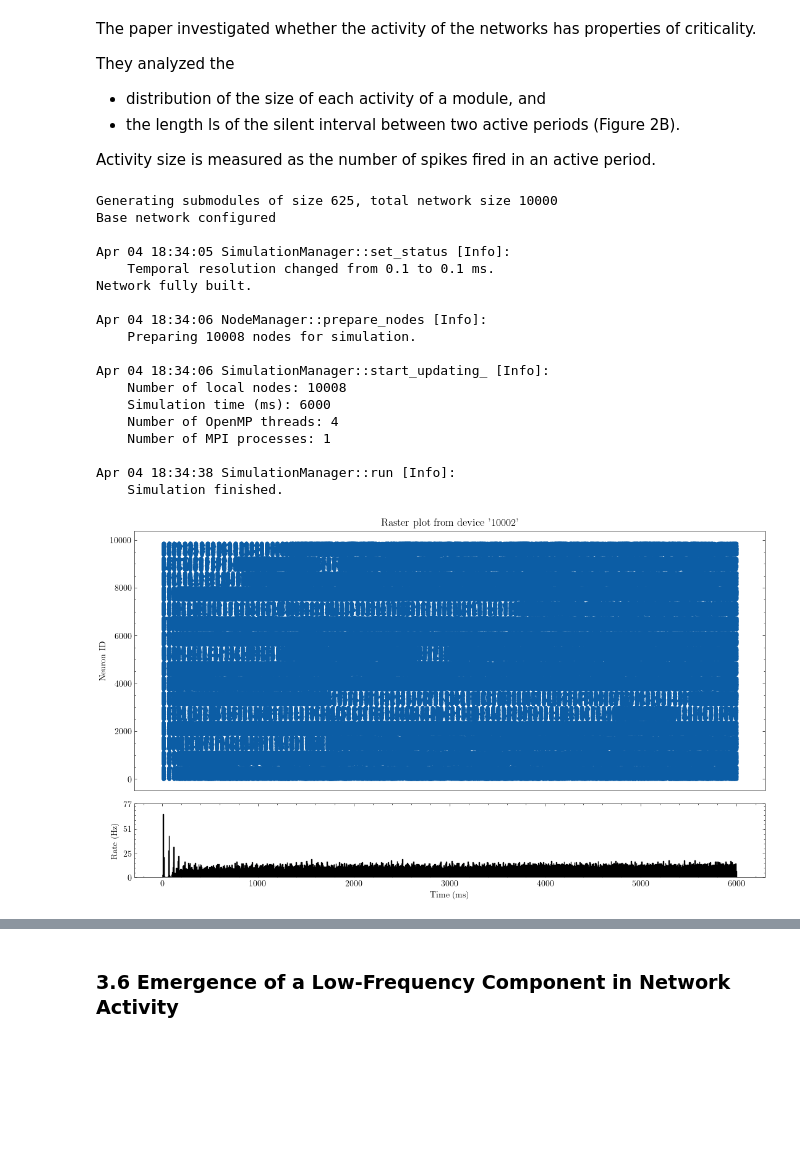
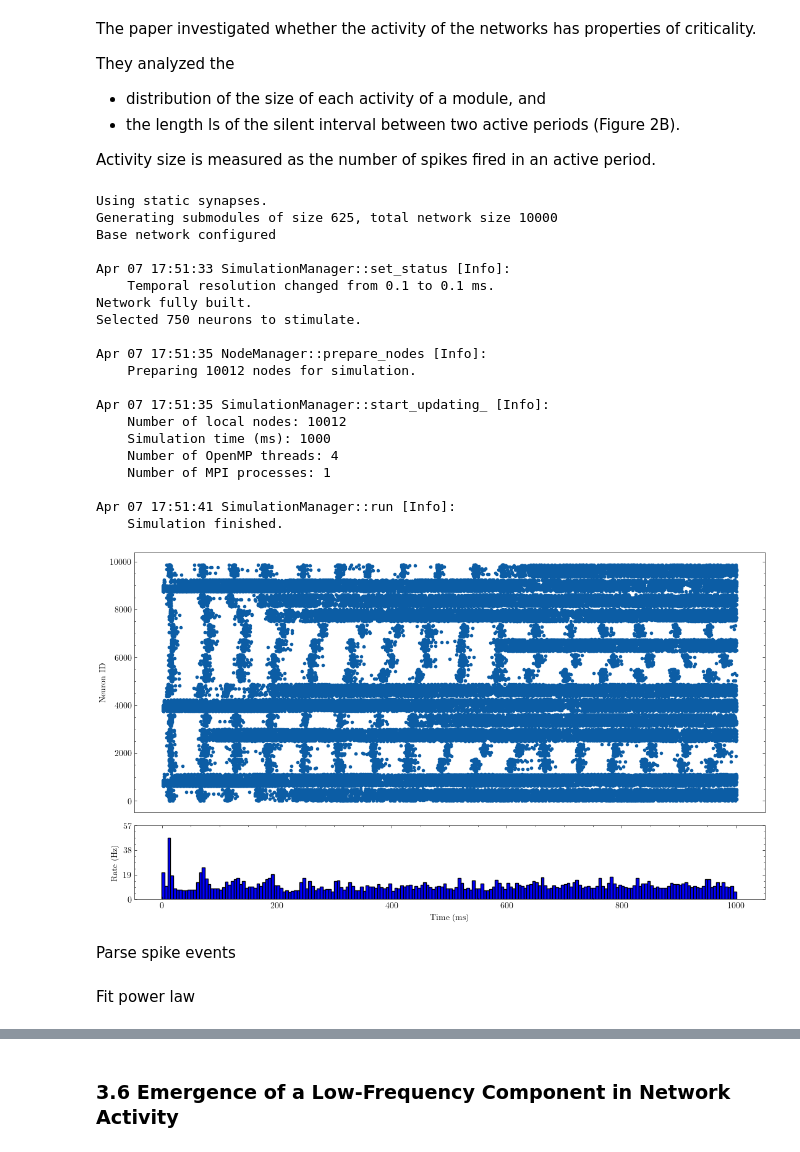
Before and after one commit to hanng00/KEX-project, a Jupyter notebook: kex_project/Part 2 : Building the modular network.ipynb, the cells around one changed output, grey strips where cells are left out. Drawn from its saved outputs; the diff is of its cells as text; code cells hidden in the pictures; blank space fills up the shorter version.

```diff
--- a/kex_project/Part 2 : Building the modular network.ipynb
+++ b/kex_project/Part 2 : Building the modular network.ipynb
@@ -476,40 +479,51 @@ Activity size is measured as the number of spikes fired in an active period.
 # %%
 from classes.hmn_network import HMN_network
 
-
+strength = 8
 params_3 = {
-    "J_E": 0.5 * 10,
-    "J_I": -8.0 * 10,
+    "J_E": 0.5 * strength,
+    "J_I": -8.0 * strength,
     "verbose": False,
 }
-simtime = 6_000
+poisson_config = {
+    "rate": 20 * 1000,
+    "start": 0,
+    "stop": 200,
+}
+simtime = 1_000
 
 hmm_network_3 = HMN_network(**params_3)
 hmm_network_3.build()
 hmm_network_3.simulate(
     simtime=simtime,
-    noise_hz=400,
-    stimulate_module_ids=list(range(1, 17)),
+    poisson_config=poisson_config,
+    stimulate_module_ids=[2, 7, 15],
+    stimulate_module_ratio=0.5,
     record_module_ids=list(range(1, 17)),
+    # record_module_ids=[4],
 )
 hmm_network_3.plot()
 # %% [output]
+Using static synapses.
 Generating submodules of size 625, total network size 10000
 Base network configured
 
-Apr 04 18:34:05 SimulationManager::set_status [Info]:
+Apr 07 17:51:33 SimulationManager::set_status [Info]:
     Temporal resolution changed from 0.1 to 0.1 ms.
 Network fully built.
+Selected 750 neurons to stimulate.
 
-Apr 04 18:34:06 NodeManager::prepare_nodes [Info]:
-    Preparing 10008 nodes for simulation.
+Apr 07 17:51:35 NodeManager::prepare_nodes [Info]:
+    Preparing 10012 nodes for simulation.
 
-Apr 04 18:34:06 SimulationManager::start_updating_ [Info]:
-    Number of local nodes: 10008
-    Simulation time (ms): 6000
+Apr 07 17:51:35 SimulationManager::start_updating_ [Info]:
+    Number of local nodes: 10012
+    Simulation time (ms): 1000
     Number of OpenMP threads: 4
     Number of MPI processes: 1
 
-Apr 04 18:34:38 SimulationManager::run [Info]:
+Apr 07 17:51:41 SimulationManager::run [Info]:
     Simulation finished.
-[figure, old version]
+[figure, new version]
+# %% [markdown]
+Parse spike events
@@ -515,0 +579,2 @@ Apr 04 18:34:38 SimulationManager::run [Info]:
+# %% [markdown]
+Fit power law
```
Also changed, not shown: parts of 12 cells of this notebook, 13 other files.
